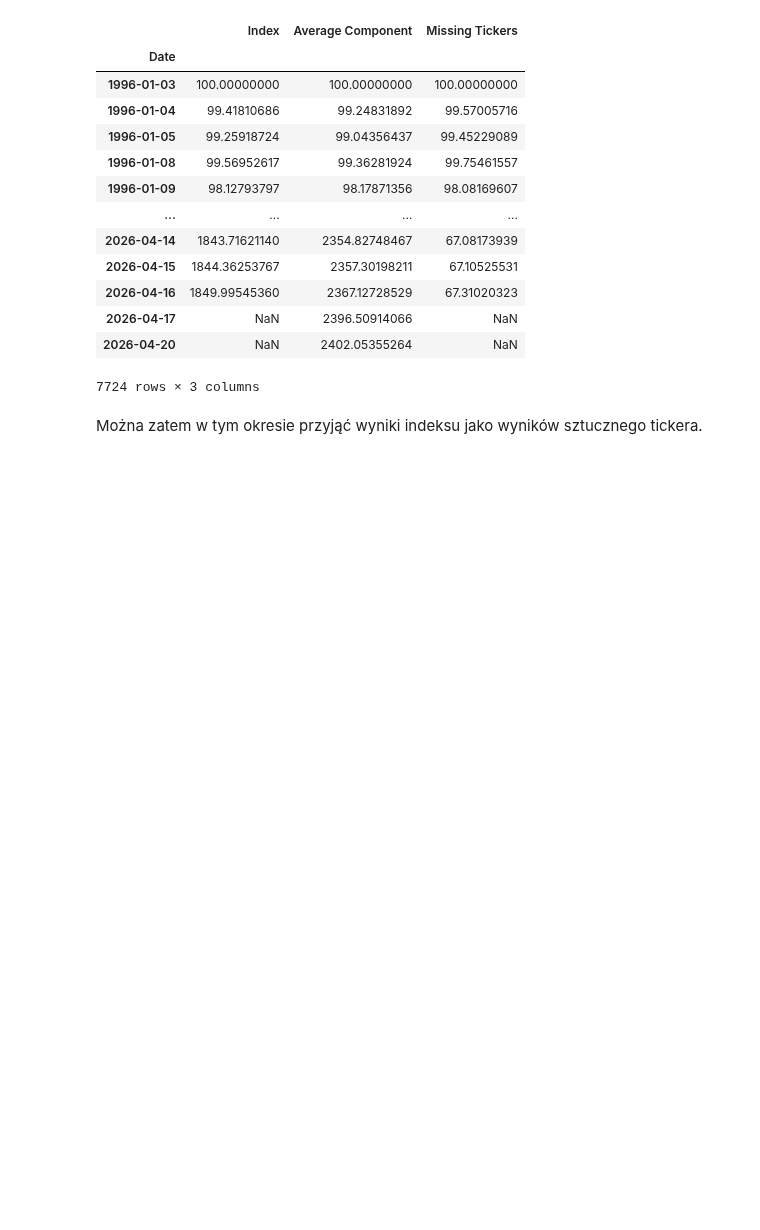
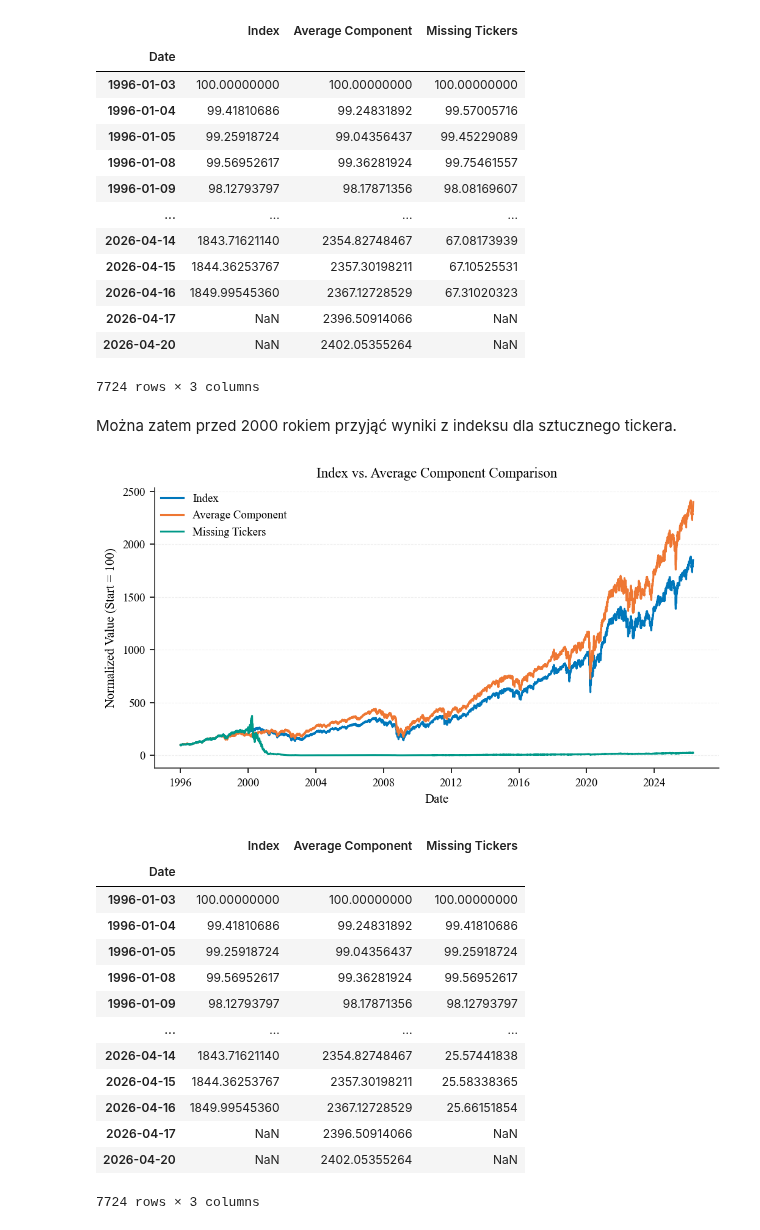
Before and after one commit to MichaelL200/data-driven-stock-portfolio-selection, a Jupyter notebook: notebooks/02d_data_merge.ipynb, the cells around one changed output. Saved outputs shown, nothing was run; the diff lists cells and outputs as text; code cells hidden in the pictures; blank space fills up the shorter version.

Commit message:
feat(features): add construct_missing_ticker_2

```diff
--- a/notebooks/02d_data_merge.ipynb
+++ b/notebooks/02d_data_merge.ipynb
@@ -201,4 +198,35 @@ plots.plot_index_comparison({
 | 2026-04-20 | NaN | 2402.05355264 | NaN |
 7724 rows × 3 columns
 # %% [markdown]
-Można zatem w tym okresie przyjąć wyniki indeksu jako wyników sztucznego tickera.
+Można zatem przed 2000 rokiem przyjąć wyniki z indeksu dla sztucznego tickera.
+# %%
+import importlib
+importlib.reload(features)
+
+missing_ticker: pd.DataFrame = features.construct_missing_ticker_2(
+    companies_average=companies_average,
+    index_data=index,
+    coverage=coverage,
+)
+
+plots.plot_index_comparison({
+    "Index": index,
+    "Average Component": companies_average["Adj_Close"],
+    "Missing Tickers": missing_ticker,
+}, normalize=True, filename="23-index-comparison-with-missing.png")
+# %% [output]
+[figure, added]
+|  | Index | Average Component | Missing Tickers |
+| Date |  |  |  |
+| 1996-01-03 | 100.00000000 | 100.00000000 | 100.00000000 |
+| 1996-01-04 | 99.41810686 | 99.24831892 | 99.41810686 |
+| 1996-01-05 | 99.25918724 | 99.04356437 | 99.25918724 |
+| 1996-01-08 | 99.56952617 | 99.36281924 | 99.56952617 |
+| 1996-01-09 | 98.12793797 | 98.17871356 | 98.12793797 |
+| ... | ... | ... | ... |
+| 2026-04-14 | 1843.71621140 | 2354.82748467 | 25.57441838 |
+| 2026-04-15 | 1844.36253767 | 2357.30198211 | 25.58338365 |
+| 2026-04-16 | 1849.99545360 | 2367.12728529 | 25.66151854 |
+| 2026-04-17 | NaN | 2396.50914066 | NaN |
+| 2026-04-20 | NaN | 2402.05355264 | NaN |
+7724 rows × 3 columns
```
Also changed, not shown: parts of 1 cell of this notebook, 1 other file.
